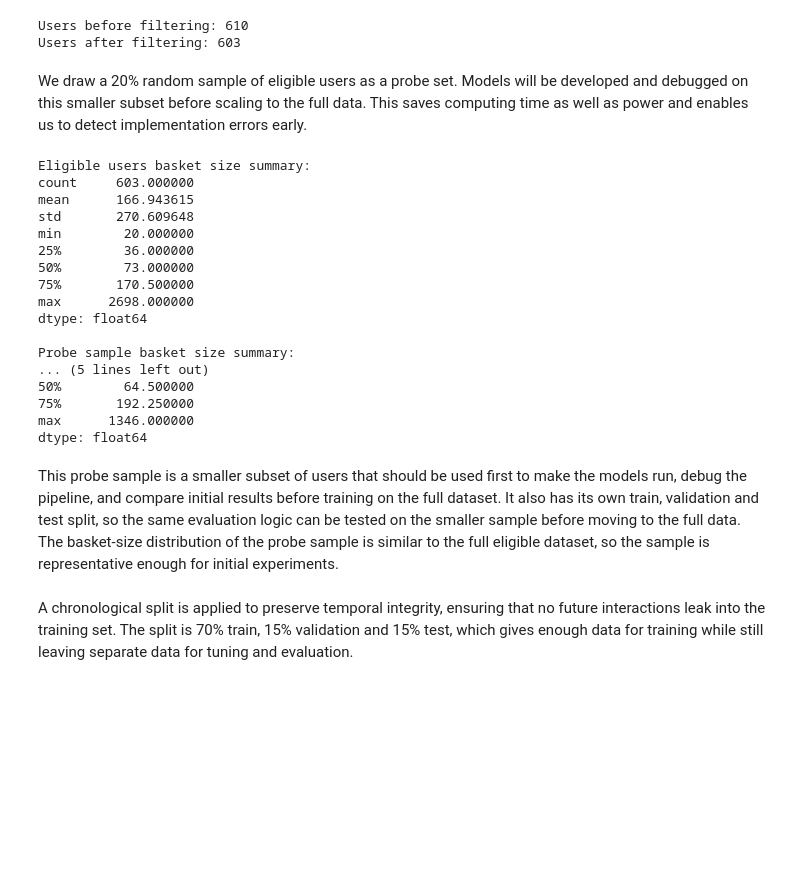
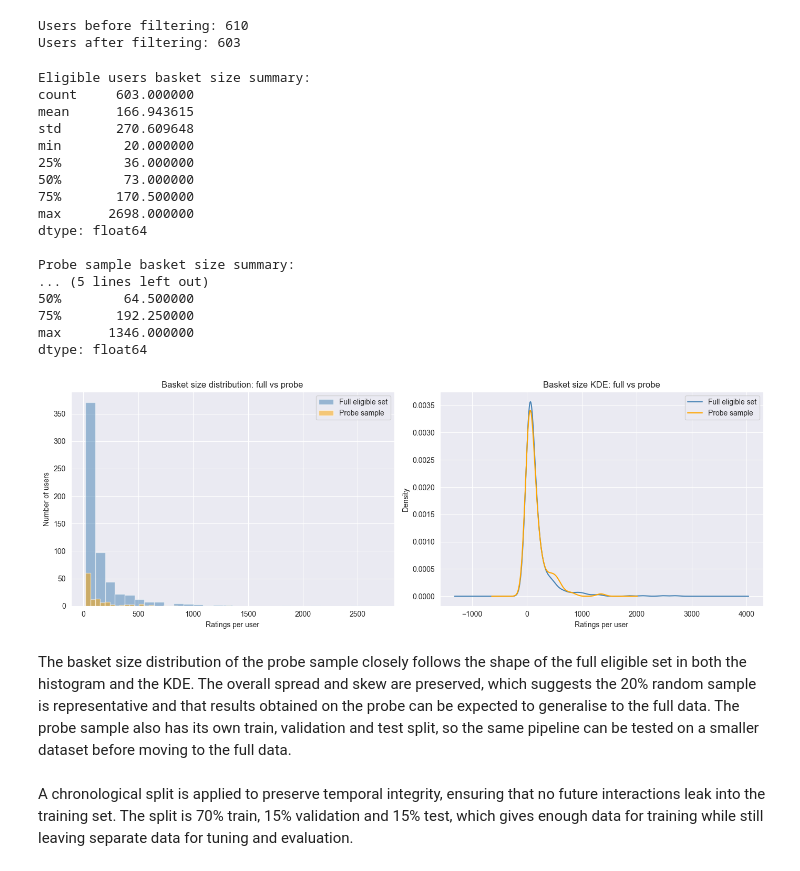
Before and after one commit to arodzina/TACD_project, a Jupyter notebook: data_preparation.ipynb, the cells around one changed output. Drawn from its saved outputs; the diff is of its cells as text; code cells hidden in the pictures; blank space fills up the shorter version.

```diff
--- a/data_preparation.ipynb
+++ b/data_preparation.ipynb
@@ -300,8 +316,6 @@ print("Users after filtering:", explicit_filtered["userId"].nunique())
 # %% [output]
 Users before filtering: 610
 Users after filtering: 603
-# %% [markdown]
-We draw a 20% random sample of eligible users as a probe set. Models will be developed and debugged on this smaller subset before scaling to the full data. This saves computing time as well as power and enables us to detect implementation errors early.
 # %%
 RANDOM_STATE = 42
 unique_eligible_users = implicit_filtered["userId"].unique()
@@ -312,28 +326,51 @@ probe_explicit = explicit_filtered[explicit_filtered["userId"].isin(sampled_user
 # %%
 print("Eligible users basket size summary:")
 print(explicit_filtered.groupby("userId").size().describe())
 print("\nProbe sample basket size summary:")
 print(probe_explicit.groupby("userId").size().describe())
+full_basket = explicit_filtered.groupby("userId").size().rename("basket_size")
+probe_basket = probe_explicit.groupby("userId").size().rename("basket_size")
+
+fig, axes = plt.subplots(1, 2, figsize=(14, 5))
+
+# Overlaid histogram
+axes[0].hist(full_basket, bins=30, alpha=0.5, color="steelblue", label="Full eligible set")
+axes[0].hist(probe_basket, bins=30, alpha=0.5, color="orange", label="Probe sample")
+axes[0].set_title("Basket size distribution: full vs probe")
+axes[0].set_xlabel("Ratings per user")
+axes[0].set_ylabel("Number of users")
+axes[0].legend()
+
+# Overlaid KDE
+full_basket.plot.kde(ax=axes[1], color="steelblue", label="Full eligible set")
+probe_basket.plot.kde(ax=axes[1], color="orange", label="Probe sample")
+axes[1].set_title("Basket size KDE: full vs probe")
+axes[1].set_xlabel("Ratings per user")
+axes[1].legend()
+
+plt.tight_layout()
+plt.show()
 # %% [output]
 Eligible users basket size summary:
 count     603.000000
 mean      166.943615
 std       270.609648
 min        20.000000
 25%        36.000000
 50%        73.000000
 75%       170.500000
 max      2698.000000
 dtype: float64
 
 Probe sample basket size summary:
 ... (5 lines left out)
 50%        64.500000
 75%       192.250000
 max      1346.000000
 dtype: float64
+[figure, added]
 # %% [markdown]
-This probe sample is a smaller subset of users that should be used first to make the models run, debug the pipeline, and compare initial results before training on the full dataset. It also has its own train, validation and test split, so the same evaluation logic can be tested on the smaller sample before moving to the full data. The basket-size distribution of the probe sample is similar to the full eligible dataset, so the sample is representative enough for initial experiments.
+The basket size distribution of the probe sample closely follows the shape of the full eligible set in both the histogram and the KDE. The overall spread and skew are preserved, which suggests the 20% random sample is representative and that results obtained on the probe can be expected to generalise to the full data. The probe sample also has its own train, validation and test split, so the same pipeline can be tested on a smaller dataset before moving to the full data.
 # %% [markdown]
 A chronological split is applied to preserve temporal integrity, ensuring that no future interactions leak into the training set. The split is 70% train, 15% validation and 15% test, which gives enough data for training while still leaving separate data for tuning and evaluation.
 # %%
```
Also changed, not shown: parts of 10 cells of this notebook.
